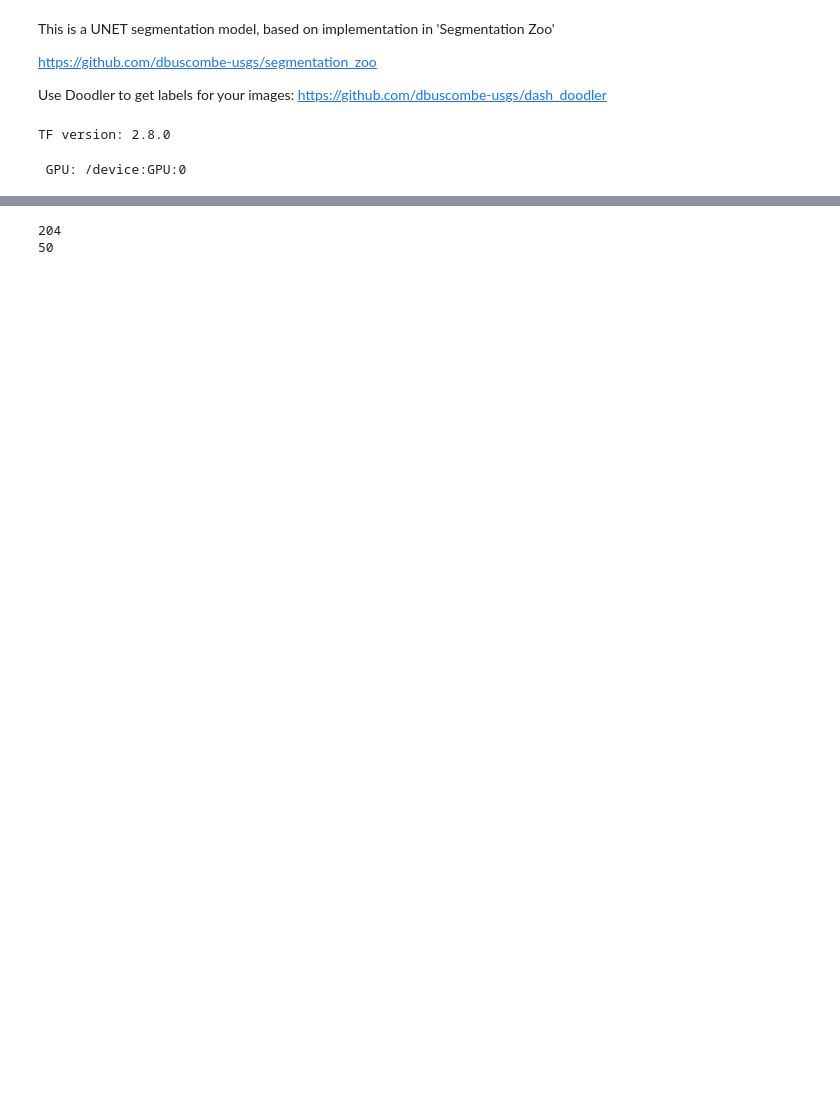
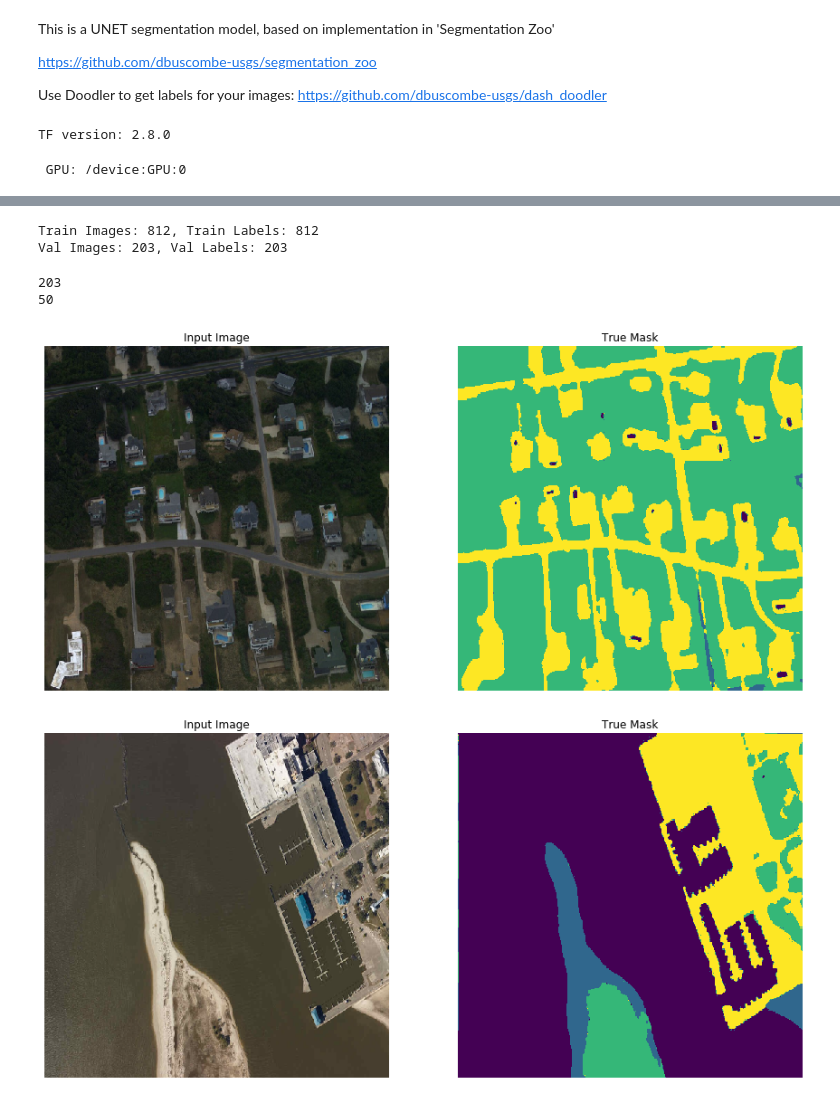
Before and after one commit to ebgoldstein/Coastal_TF_templates, a Jupyter notebook: src/SimpleUnet_tfdata.ipynb, the cells around one changed output, grey strips where cells are left out. Saved outputs shown, nothing was run; the diff lists cells and outputs as text; code cells hidden in the pictures; blank space fills up the shorter version.

```diff
--- a/src/SimpleUnet_tfdata.ipynb
+++ b/src/SimpleUnet_tfdata.ipynb
@@ -164 +145,19 @@ Images: 1015 - Masks: 1015
+# %%
+# make the dataset
+path = ("data/")
+val_split = 0.2
+batch = 4
+
+
+train_images, train_labels, val_images, val_labels = load_data(path, val_split)
+
+print(f"Train Images: {len(train_images)}, Train Labels: {len(train_labels)}")
+print(f"Val Images: {len(val_images)}, Val Labels: {len(val_labels)}")
+
+
+train_dataset = make_tfdataset(list(train_images), list(train_labels), batch)
+val_dataset = make_tfdataset(list(val_images), list(val_labels), batch)
+# %% [output]
+Train Images: 812, Train Labels: 812
+Val Images: 203, Val Labels: 203
 # %%
@@ -171,11 +168,32 @@ val_ds = dataset.take(val_size)
-# %%
-train_size = tf.data.experimental.cardinality(train_ds).numpy()
-val_size = tf.data.experimental.cardinality(val_ds).numpy()
-print(train_size)
-print(val_size)
-# %% [output]
-204
-50
+# %%
+steps_per_epoch = int(len(train_images)/batch)
+validation_steps = int(len(val_images)/batch)
+print(steps_per_epoch)
+print(validation_steps)
+# %% [output]
+203
+50
+# %%
+# plot results
+
+#this function works for label encoding, not One hopt encoding
+def display(display_list):
+    plt.figure(figsize=(15, 15))
+    title = ['Input Image', 'True Mask', 'Predicted Mask']
+    for i in range(len(display_list)):
+        plt.subplot(1, len(display_list), i+1)
+        plt.title(title[i])
+        plt.imshow(tf.keras.utils.array_to_img(display_list[i]))
+        plt.axis('off')
+    plt.show()
+
+for images, masks in train_dataset.take(2):
+    sample_image, sample_mask = images[0], masks[0]
+    #print(sample_mask)
+    display([sample_image, sample_mask])
+# %% [output]
+[figure, added]
+[figure, added]
 # %%
 imshape = (512,512,3)
 
```
Also changed, not shown: parts of 8 cells of this notebook, 1 other file.
